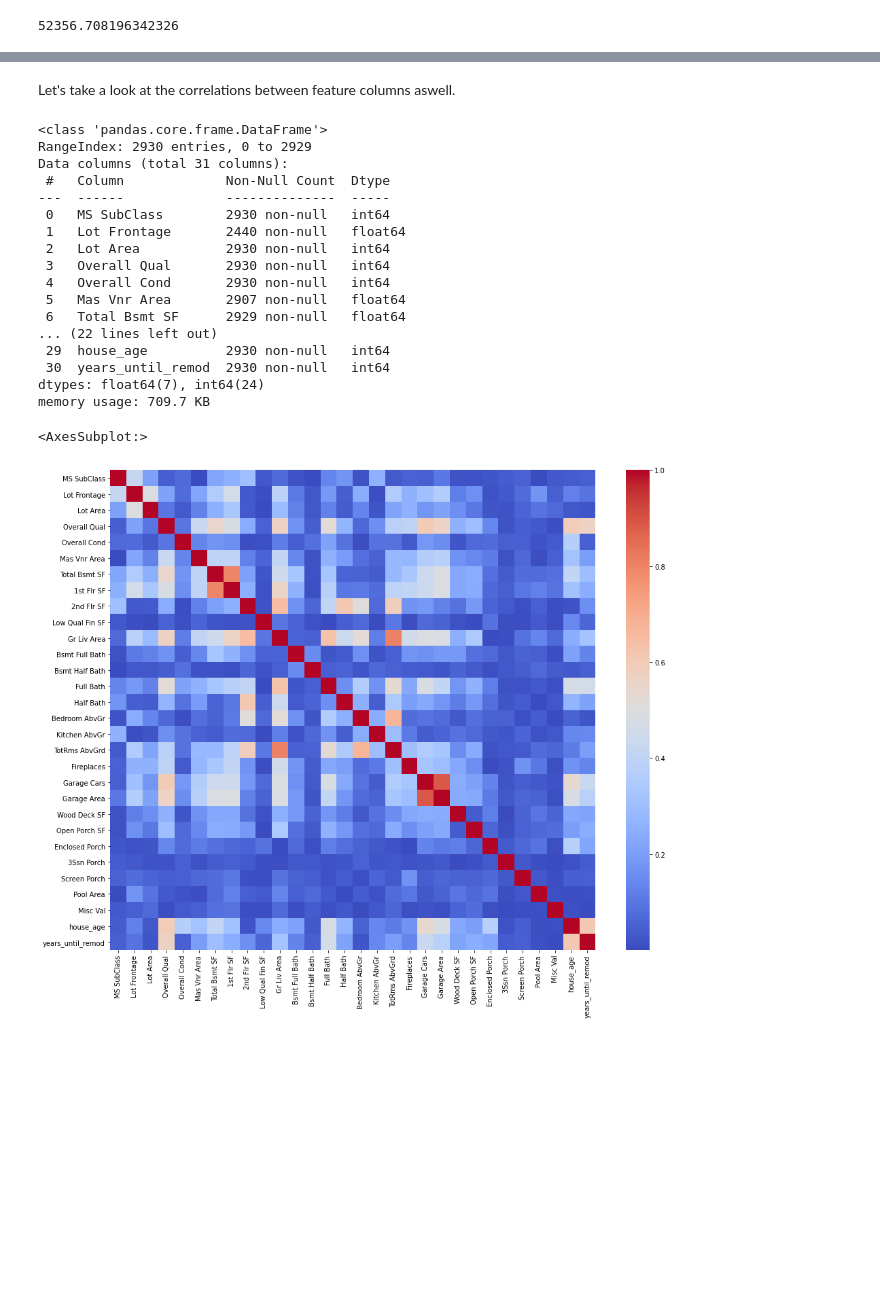
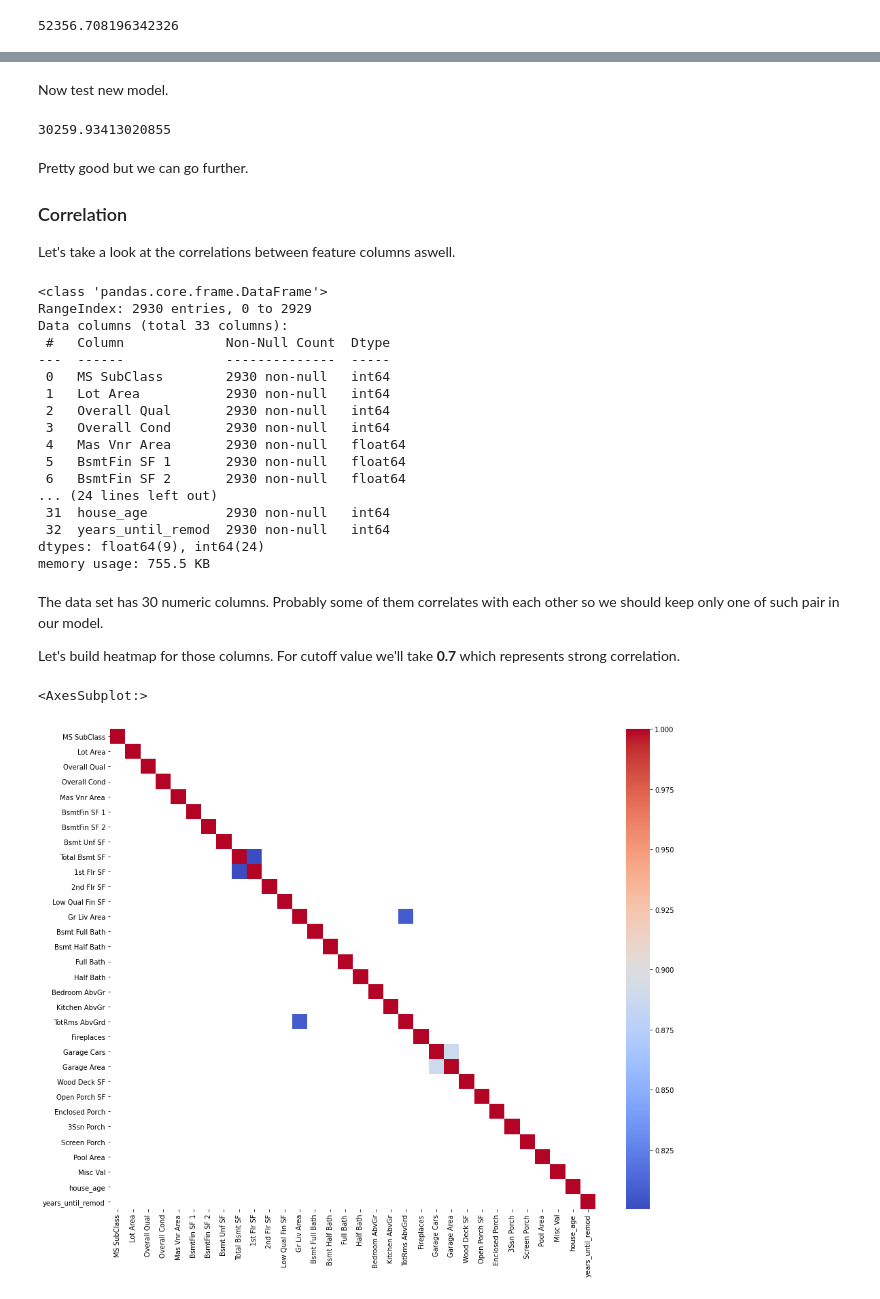
Before and after one commit to 0ld-dancer/dq_projects, a Jupyter notebook: 11. Predicting House Sale Prices/11. Predicting House Sale Prices.ipynb, the cells around one changed output, grey strips where cells are left out. Drawn from its saved outputs; the diff is of its cells as text; code cells hidden in the pictures; blank space fills up the shorter version.

```diff
--- a/11. Predicting House Sale Prices/11. Predicting House Sale Prices.ipynb
+++ b/11. Predicting House Sale Prices/11. Predicting House Sale Prices.ipynb
@@ -65,7 +67,7 @@ def select_features(df):
 def train_and_test(df):
     '''
     Func train and test linear regression model on df.
-    It returns RMSE
+    Returns RMSE
 
     df - whole original data set
     '''
@@ -130,13 +102,12 @@ memory usage: 892.9 KB
 # %%
-missing_numeric = cleaned_housing_df.select_dtypes(
-            'number').isnull().sum()
+missing_values_count = housing_df.isnull().sum()
 
-cols_to_fill = missing_numeric[(missing_numeric < 0.05*housing_df.shape[0]
-                               ) & (missing_numeric != 0)].index
+cols_to_fill = missing_values_count[(missing_values_count < 0.1*housing_df.shape[0]
+                               ) & (missing_values_count != 0)].index
 print(cols_to_fill)
 
-modes = cleaned_housing_df[cols_to_fill].mode()
+modes = housing_df[cols_to_fill].mode()
+modes_dict = modes.T[0].to_dict()
 
-cleaned_housing_df[cols_to_fill] = cleaned_housing_df[
-    cols_to_fill].fillna(value=modes)
+housing_df[cols_to_fill] = housing_df[cols_to_fill].fillna(value=modes_dict)
 # %% [output]
@@ -202,0 +123,7 @@ Name: Garage Area, Length: 603, dtype: int64
+# %%
+missing_values_count = housing_df.isnull().sum()
+
+cols_to_drop = missing_values_count[missing_values_count > 0].index
+print(cols_to_drop)
+
+cleaned_housing_df = housing_df.drop(cols_to_drop, axis=1)
@@ -213,5 +145,5 @@ And then we'll delete columns which we used above. Also delete some useless colu
 # %%
 useless_cols = ['Order', 'PID', 'Mo Sold', 'Yr Sold', 'Year Built', 'Year Remod/Add',
-                'Garage Yr Blt', 'BsmtFin SF 1', 'BsmtFin SF 2', 'Bsmt Unf SF']
+                'Garage Yr Blt', 'Sale Type', 'Sale Condition']
 
 cleaned_housing_df = cleaned_housing_df.drop(useless_cols, axis=1)
@@ -218,30 +210,44 @@ cleaned_housing_df = cleaned_housing_df.drop(useless_cols, axis=1)
+# %% [markdown]
+Now test new model.
+# %%
+train_and_test(housing_df)
+# %% [output]
+30259.93413020855
 # %% [markdown]
+Pretty good but we can go further.
+
+### Correlation
+
 Let's take a look at the correlations between feature columns aswell.
 # %%
 cleaned_housing_df.select_dtypes('number').info()
 # %% [output]
 <class 'pandas.core.frame.DataFrame'>
 RangeIndex: 2930 entries, 0 to 2929
-Data columns (total 31 columns):
+Data columns (total 33 columns):
  #   Column             Non-Null Count  Dtype
 ---  ------             --------------  -----
  0   MS SubClass        2930 non-null   int64
- 1   Lot Frontage       2440 non-null   float64
- 2   Lot Area           2930 non-null   int64
- 3   Overall Qual       2930 non-null   int64
- 4   Overall Cond       2930 non-null   int64
- 5   Mas Vnr Area       2907 non-null   float64
- 6   Total Bsmt SF      2929 non-null   float64
-... (22 lines left out)
- 29  house_age          2930 non-null   int64
- 30  years_until_remod  2930 non-null   int64
-dtypes: float64(7), int64(24)
-memory usage: 709.7 KB
+ 1   Lot Area           2930 non-null   int64
+ 2   Overall Qual       2930 non-null   int64
+ 3   Overall Cond       2930 non-null   int64
+ 4   Mas Vnr Area       2930 non-null   float64
+ 5   BsmtFin SF 1       2930 non-null   float64
+ 6   BsmtFin SF 2       2930 non-null   float64
+... (24 lines left out)
+ 31  house_age          2930 non-null   int64
+ 32  years_until_remod  2930 non-null   int64
+dtypes: float64(9), int64(24)
+memory usage: 755.5 KB
+# %% [markdown]
+The data set has 30 numeric columns. Probably some of them correlates with each other so we should keep only one of such pair in our model.
+
+Let's build heatmap for those columns. For cutoff value we'll take **0.7** which represents strong correlation.
 # %%
 feature_corrs = cleaned_housing_df.drop('SalePrice', axis=1).corr().abs()
 
 fig, ax = plt.subplots(figsize=(16,13))
-sns.heatmap(feature_corrs, cmap='coolwarm')
+sns.heatmap(feature_corrs[feature_corrs > 0.7], cmap='coolwarm')
 # %% [output]
 <AxesSubplot:>
-[figure, old version]
+[figure, new version]
```
Also changed, not shown: parts of 51 cells of this notebook.
